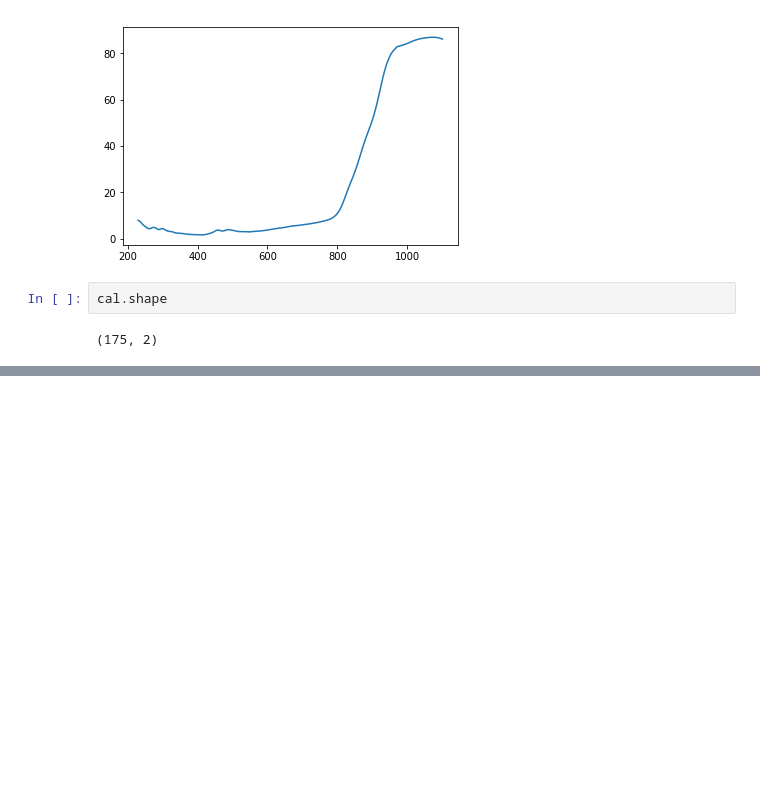
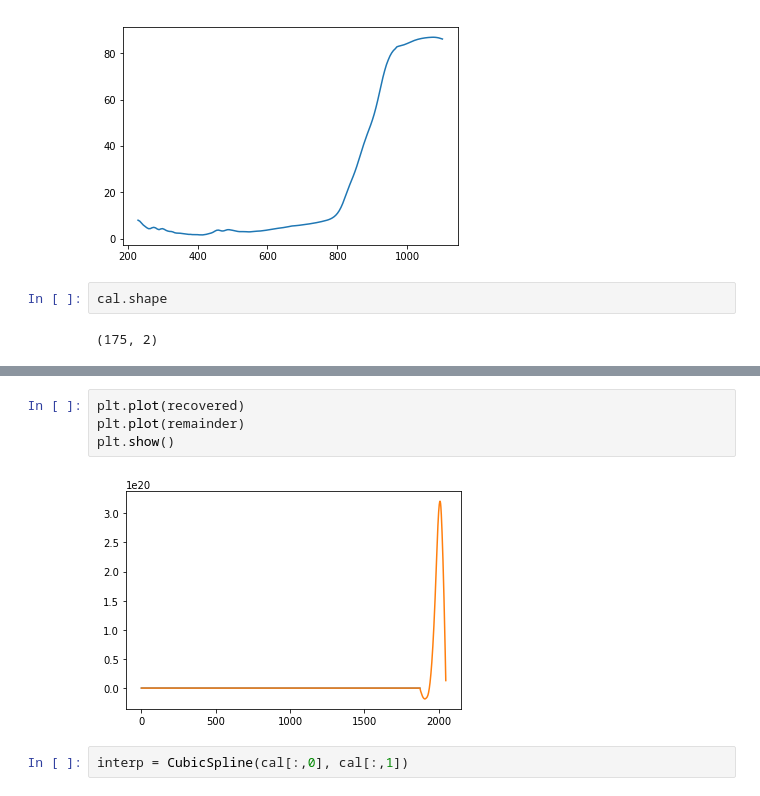
Before and after one commit to piovere/zeTorch, a Jupyter notebook: Filtering.ipynb, the cells around one changed output, grey strips where cells are left out. Cells and saved outputs as stored; diff of their text form; blank space fills up the shorter version.

```diff
--- a/Filtering.ipynb
+++ b/Filtering.ipynb
@@ -46,0 +61,8 @@ cal.shape
+# %%
+plt.plot(recovered)
+plt.plot(remainder)
+plt.show()
+# %% [output]
+[figure, added]
+# %%
+interp = CubicSpline(cal[:,0], cal[:,1])
```
Also changed, not shown: parts of 14 cells of this notebook, 1 other file.
